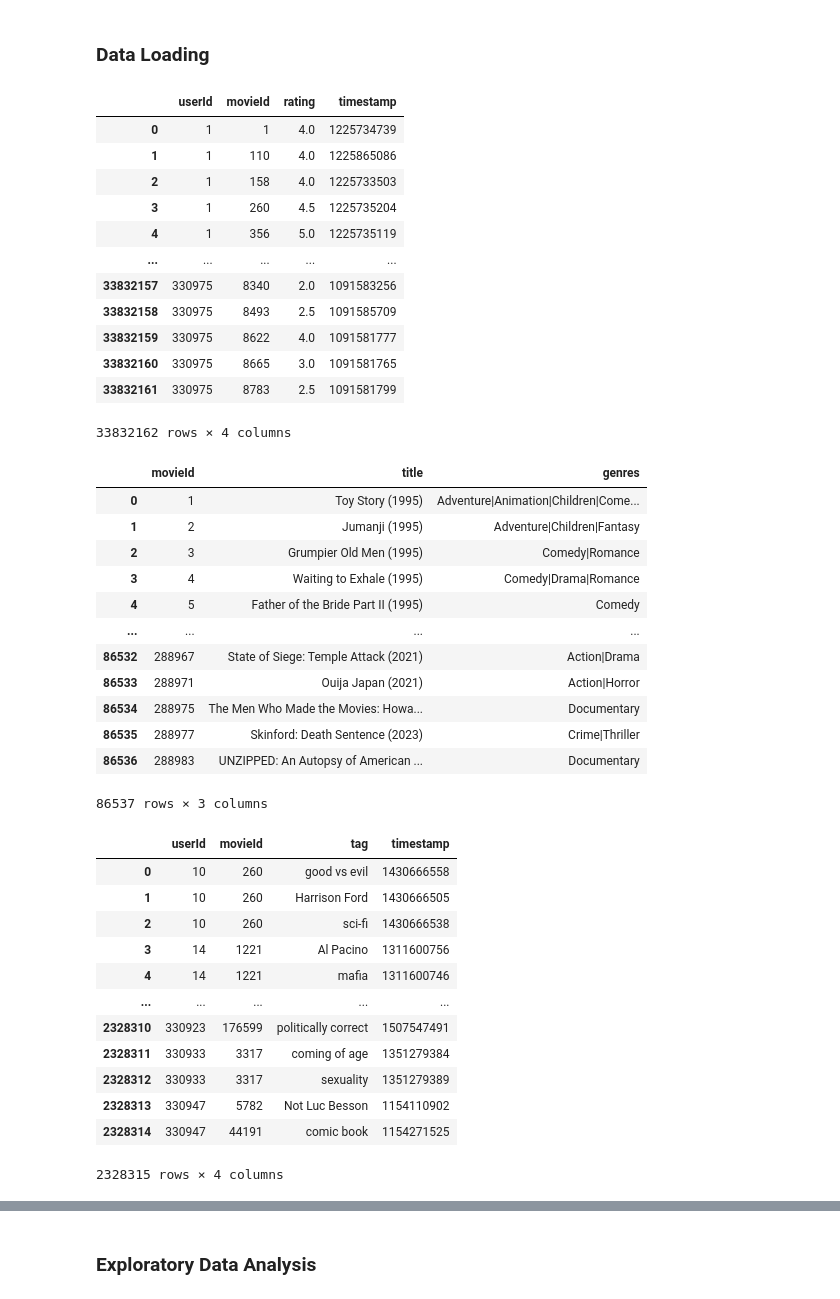
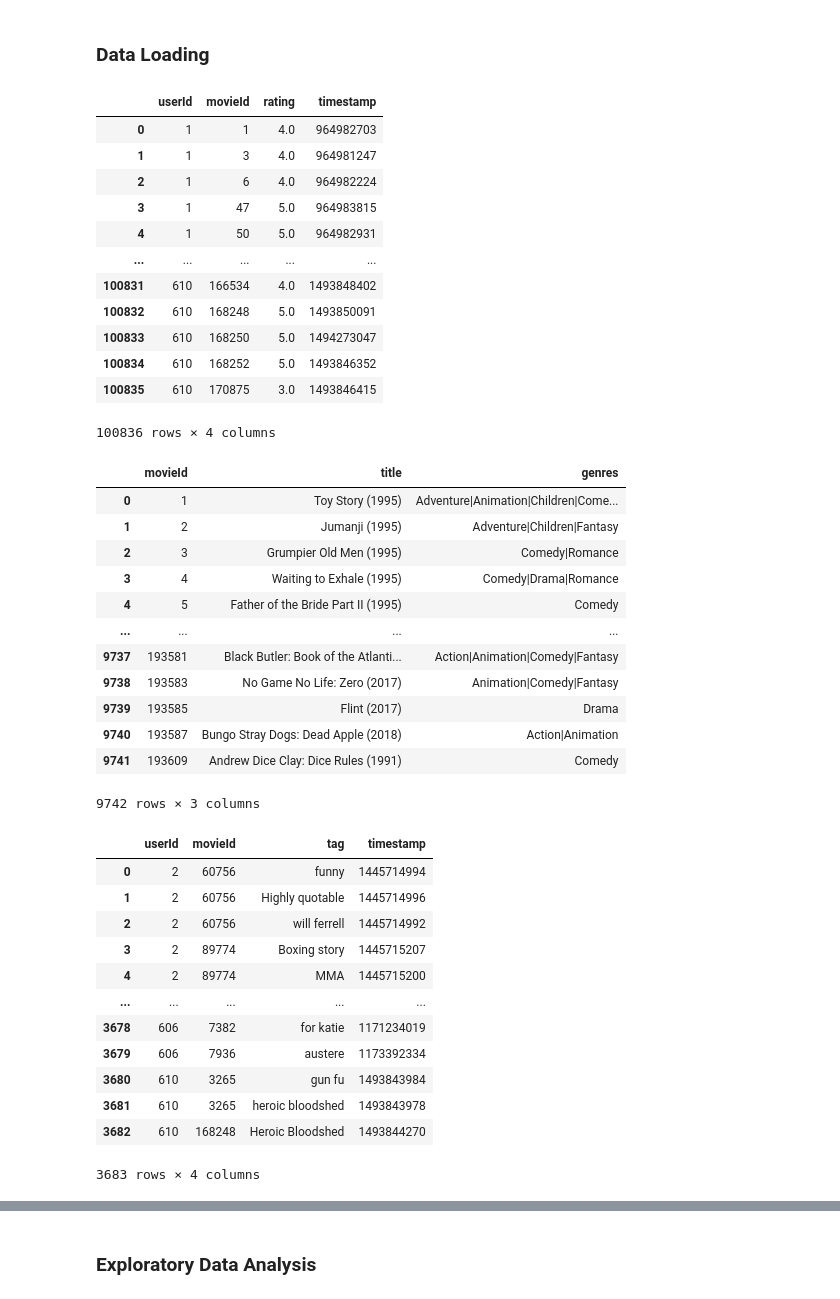
Before and after one commit to mausneg/Movie-Lens-Recommendation-System, a Jupyter notebook: submission.ipynb, the cells around one changed output, grey strips where cells are left out. Cells and saved outputs as stored; diff of their text form; code cells hidden in the pictures.

```diff
--- a/submission.ipynb
+++ b/submission.ipynb
@@ -7,24 +8,24 @@ import matplotlib.pyplot as plt
 # %% [markdown]
 ### Data Loading
 # %%
-df_ratings = pd.read_csv('ml-latest/ratings.csv')
+df_ratings = pd.read_csv('ml-latest-small/ratings.csv')
 df_ratings
 # %% [output]
 |  | userId | movieId | rating | timestamp |
-| 0 | 1 | 1 | 4.0 | 1225734739 |
-| 1 | 1 | 110 | 4.0 | 1225865086 |
-| 2 | 1 | 158 | 4.0 | 1225733503 |
-| 3 | 1 | 260 | 4.5 | 1225735204 |
-| 4 | 1 | 356 | 5.0 | 1225735119 |
+| 0 | 1 | 1 | 4.0 | 964982703 |
+| 1 | 1 | 3 | 4.0 | 964981247 |
+| 2 | 1 | 6 | 4.0 | 964982224 |
+| 3 | 1 | 47 | 5.0 | 964983815 |
+| 4 | 1 | 50 | 5.0 | 964982931 |
 | ... | ... | ... | ... | ... |
-| 33832157 | 330975 | 8340 | 2.0 | 1091583256 |
-| 33832158 | 330975 | 8493 | 2.5 | 1091585709 |
-| 33832159 | 330975 | 8622 | 4.0 | 1091581777 |
-| 33832160 | 330975 | 8665 | 3.0 | 1091581765 |
-| 33832161 | 330975 | 8783 | 2.5 | 1091581799 |
+| 100831 | 610 | 166534 | 4.0 | 1493848402 |
+| 100832 | 610 | 168248 | 5.0 | 1493850091 |
+| 100833 | 610 | 168250 | 5.0 | 1494273047 |
+| 100834 | 610 | 168252 | 5.0 | 1493846352 |
+| 100835 | 610 | 170875 | 3.0 | 1493846415 |
-33832162 rows × 4 columns
+100836 rows × 4 columns
 # %%
-df_movies = pd.read_csv('ml-latest/movies.csv')
+df_movies = pd.read_csv('ml-latest-small/movies.csv')
 df_movies
 # %% [output]
 |  | movieId | title | genres |
@@ -34,26 +35,26 @@ df_movies
 | 3 | 4 | Waiting to Exhale (1995) | Comedy|Drama|Romance |
 | 4 | 5 | Father of the Bride Part II (1995) | Comedy |
 | ... | ... | ... | ... |
-| 86532 | 288967 | State of Siege: Temple Attack (2021) | Action|Drama |
-| 86533 | 288971 | Ouija Japan (2021) | Action|Horror |
-| 86534 | 288975 | The Men Who Made the Movies: Howa... | Documentary |
-| 86535 | 288977 | Skinford: Death Sentence (2023) | Crime|Thriller |
-| 86536 | 288983 | UNZIPPED: An Autopsy of American ... | Documentary |
+| 9737 | 193581 | Black Butler: Book of the Atlanti... | Action|Animation|Comedy|Fantasy |
+| 9738 | 193583 | No Game No Life: Zero (2017) | Animation|Comedy|Fantasy |
+| 9739 | 193585 | Flint (2017) | Drama |
+| 9740 | 193587 | Bungo Stray Dogs: Dead Apple (2018) | Action|Animation |
+| 9741 | 193609 | Andrew Dice Clay: Dice Rules (1991) | Comedy |
-86537 rows × 3 columns
+9742 rows × 3 columns
 # %%
-df_tags = pd.read_csv('ml-latest/tags.csv')
+df_tags = pd.read_csv('ml-latest-small/tags.csv')
 df_tags
 # %% [output]
 |  | userId | movieId | tag | timestamp |
-| 0 | 10 | 260 | good vs evil | 1430666558 |
-| 1 | 10 | 260 | Harrison Ford | 1430666505 |
-| 2 | 10 | 260 | sci-fi | 1430666538 |
-| 3 | 14 | 1221 | Al Pacino | 1311600756 |
-| 4 | 14 | 1221 | mafia | 1311600746 |
+| 0 | 2 | 60756 | funny | 1445714994 |
+| 1 | 2 | 60756 | Highly quotable | 1445714996 |
+| 2 | 2 | 60756 | will ferrell | 1445714992 |
+| 3 | 2 | 89774 | Boxing story | 1445715207 |
+| 4 | 2 | 89774 | MMA | 1445715200 |
 | ... | ... | ... | ... | ... |
-| 2328310 | 330923 | 176599 | politically correct | 1507547491 |
-| 2328311 | 330933 | 3317 | coming of age | 1351279384 |
-| 2328312 | 330933 | 3317 | sexuality | 1351279389 |
-| 2328313 | 330947 | 5782 | Not Luc Besson | 1154110902 |
-| 2328314 | 330947 | 44191 | comic book | 1154271525 |
+| 3678 | 606 | 7382 | for katie | 1171234019 |
+| 3679 | 606 | 7936 | austere | 1173392334 |
+| 3680 | 610 | 3265 | gun fu | 1493843984 |
+| 3681 | 610 | 3265 | heroic bloodshed | 1493843978 |
+| 3682 | 610 | 168248 | Heroic Bloodshed | 1493844270 |
-2328315 rows × 4 columns
+3683 rows × 4 columns
```
Also changed, not shown: parts of 42 cells of this notebook, 1 other file.
